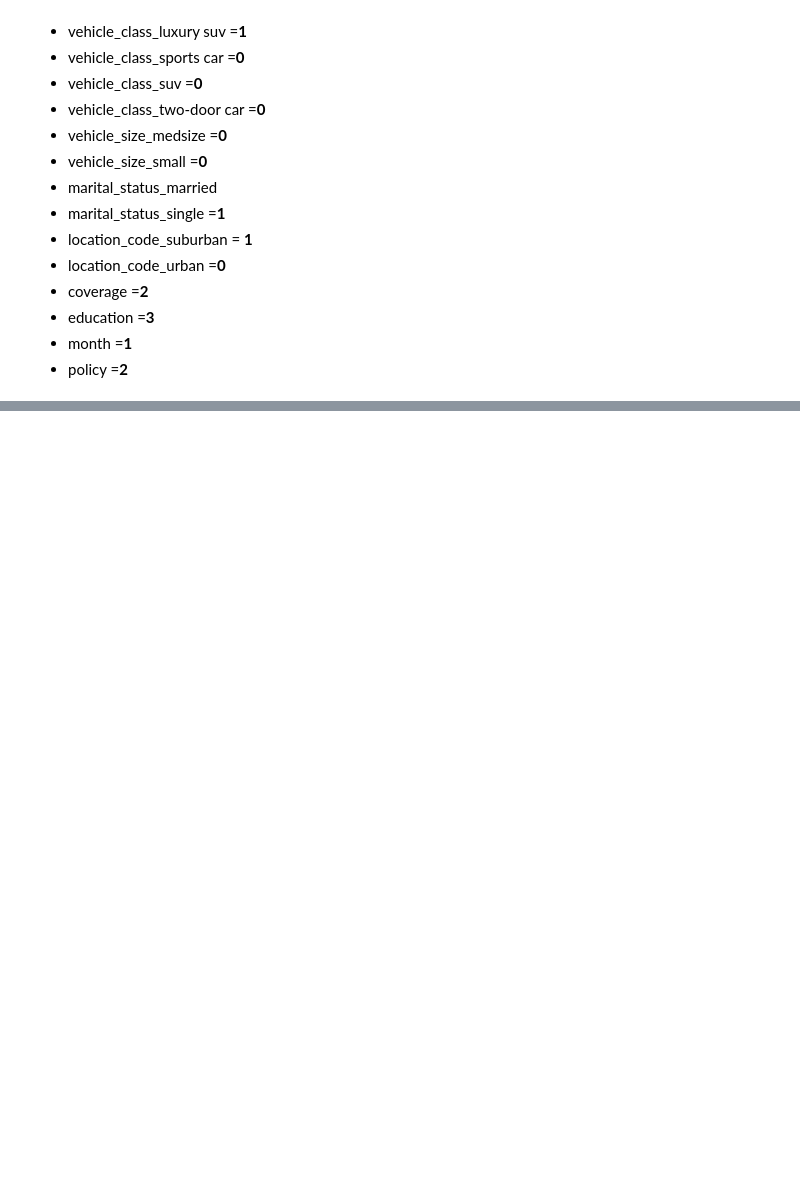
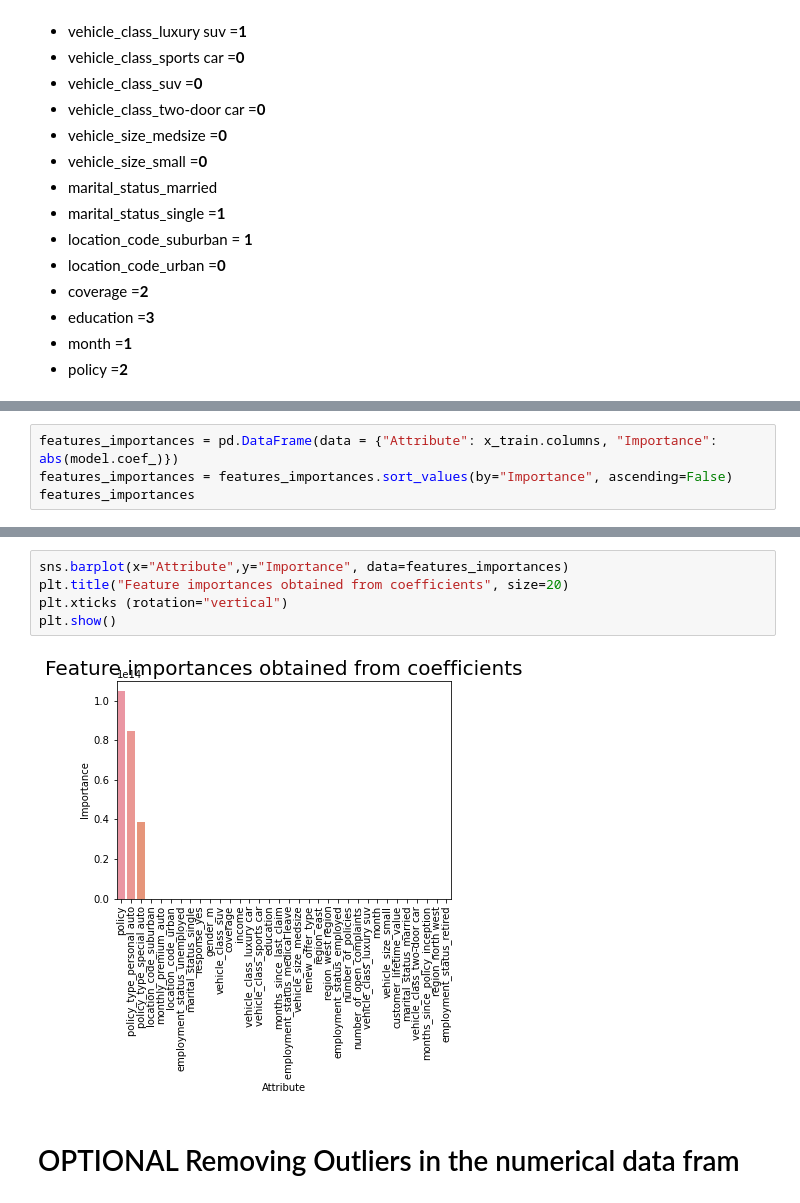
Before and after one commit to ellagoesbeyond/DA_Lab, a Jupyter notebook: week 4/week_four_day_4_LAB_Data_Modeling.ipynb, the cells around one changed output, grey strips where cells are left out. Saved outputs shown, nothing was run; the diff lists cells and outputs as text; blank space fills up the shorter version.

```diff
--- a/week 4/week_four_day_4_LAB_Data_Modeling.ipynb
+++ b/week 4/week_four_day_4_LAB_Data_Modeling.ipynb
@@ -270,0 +398,4 @@ NameError: name 'new_data' is not defined
+# %%
+features_importances = pd.DataFrame(data = {"Attribute": x_train.columns, "Importance": abs(model.coef_)})
+features_importances = features_importances.sort_values(by="Importance", ascending=False)
+features_importances
@@ -270,0 +420,9 @@ NameError: name 'new_data' is not defined
+# %%
+sns.barplot(x="Attribute",y="Importance", data=features_importances)
+plt.title("Feature importances obtained from coefficients", size=20)
+plt.xticks (rotation="vertical")
+plt.show()
+# %% [output]
+[figure, added]
+# %% [markdown]
+# OPTIONAL Removing Outliers in the numerical data fram
```
Also changed, not shown: parts of 25 cells of this notebook.
